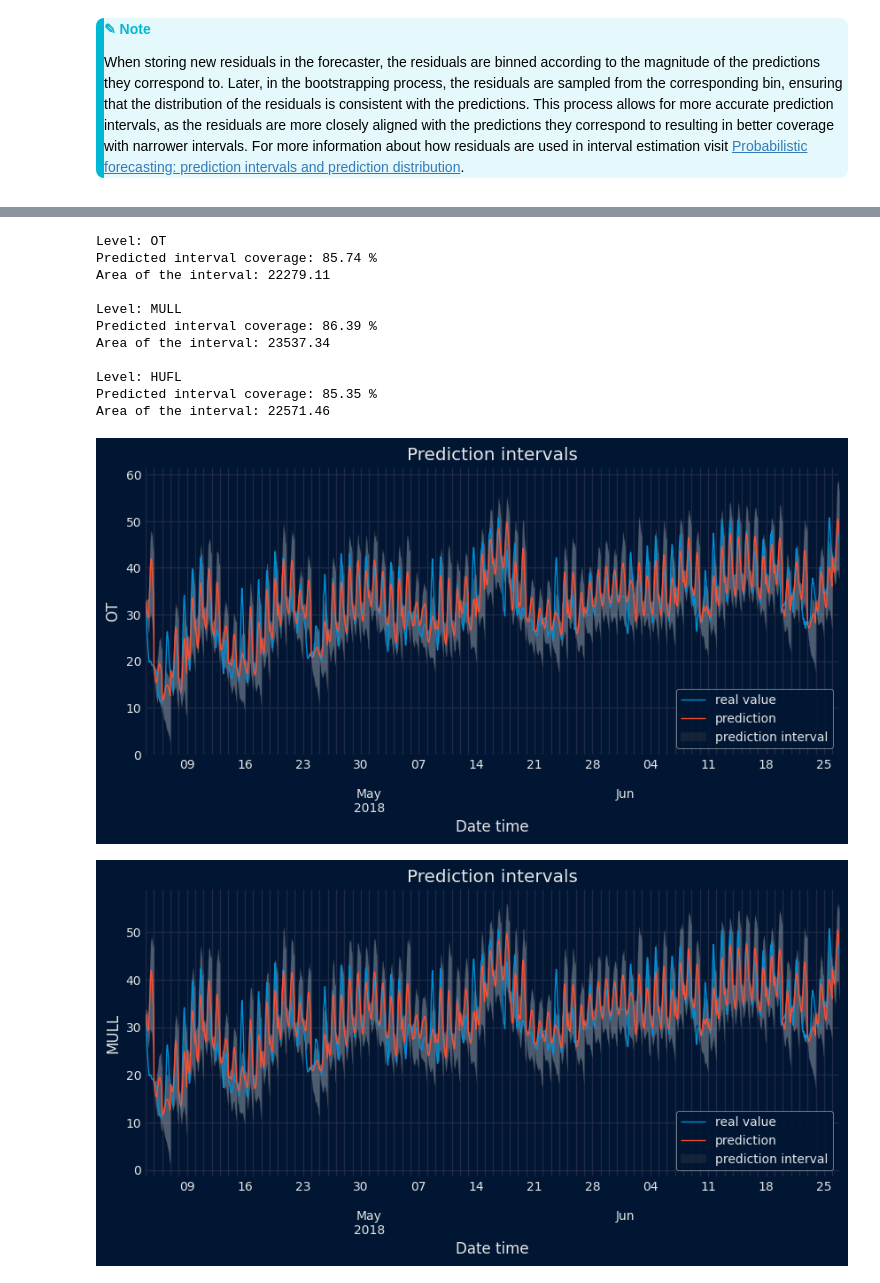
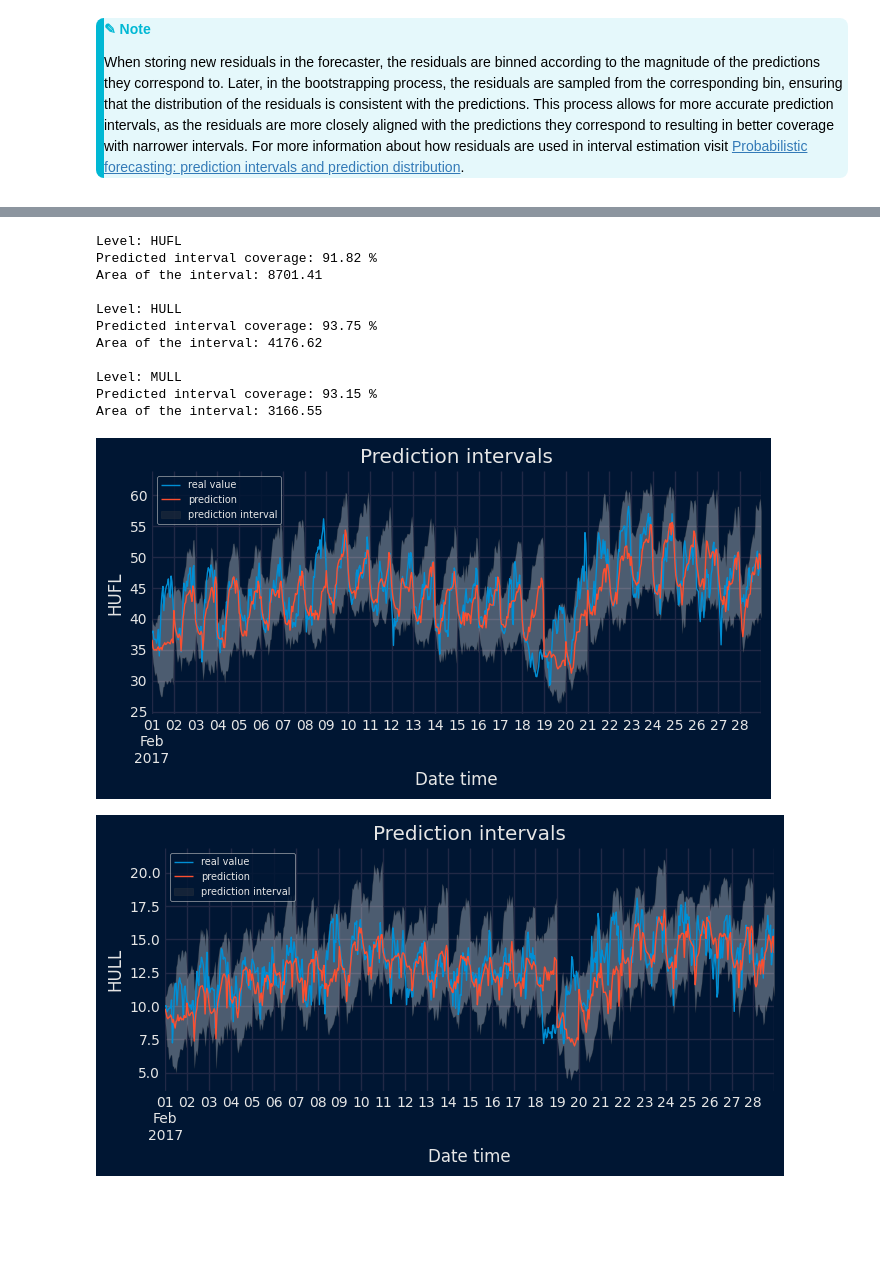
Before and after one commit to skforecast/skforecast, a Jupyter notebook: docs/user_guides/probabilistic-forecasting-global-models.ipynb, the cells around one changed output, grey strips where cells are left out. Drawn from its saved outputs; the diff is of its cells as text; code cells hidden in the pictures; blank space fills up the shorter version.

```diff
--- a/docs/user_guides/probabilistic-forecasting-global-models.ipynb
+++ b/docs/user_guides/probabilistic-forecasting-global-models.ipynb
@@ -177,15 +175,12 @@ params = {
 }
 window_features = RollingFeatures(stats=["mean", "min", "max"], window_sizes=24)
 forecaster = ForecasterRecursiveMultiSeries(
-                 #regressor          = LGBMRegressor(random_state=15926, verbose=-1),
-                 regressor          = Ridge(random_state=15926),
+                 regressor          = LGBMRegressor(random_state=15926, verbose=-1, **params),
                  lags               = top_lags,
                  encoding           = 'ordinal',
-                 transformer_series = StandardScaler(),
-                 transformer_exog   = StandardScaler(),
                  differentiation     = 1,
                  window_features    = window_features,
-                 binner_kwargs      = {'n_bins': 10}
+                 binner_kwargs      = {'n_bins': 5}
              )
 # %%
 # Backtesting on validation data to obtain out-sample residuals
@@ -216,5 +211,6 @@ for i, level in enumerate(predictions_val['level'].unique()):
     predictions_val_level.plot(ax=axs[i], label='prediction')
     axs[i].set_xlabel("")
     axs[i].set_title(level)
+    axs[i].legend(loc='upper right', fontsize=7)
 plt.tight_layout()
 # %% [output]
@@ -229,5 +225,6 @@ for i, level in enumerate(predictions_val["level"].unique()):
         - predictions_val.loc[predictions_val["level"] == level, "pred"]
     )
     residuals.plot(ax=axs[i], label=f"Residuals {level}")
-    axs[i].legend(loc="upper right")
+    axs[i].legend(loc="upper right", fontsize=7)
+fig.tight_layout()
 # %% [output]
@@ -283,7 +280,7 @@ MULL
 # %%
 # Distribution of the residual by bin and level
 # ==============================================================================
-fig, axs = plt.subplots(2, 2, figsize=(8, 6), sharex=True, sharey=True)
+fig, axs = plt.subplots(2, 2, figsize=(7, 5), sharex=True, sharey=True)
 axs = axs.ravel()
 for i, level in enumerate(forecaster.out_sample_residuals_by_bin_):
     out_sample_residuals_by_bin_df = pd.DataFrame(
@@ -347,45 +408,46 @@ for level in predictions['level'].unique():
 
     # Plot intervals
     plt.rcParams['lines.linewidth'] = 1
-    fig, ax = plt.subplots(figsize=(9, 4))
+    fig, ax = plt.subplots(figsize=(7, 3))
     plot_prediction_intervals(
         predictions     = predictions_level,
         y_true          = data_test[[level]],
         target_variable = level,
         initial_x_zoom  = None,
         title           = "Prediction intervals",
         xaxis_title     = "Date time",
         yaxis_title     = level,
         ax              = ax
     )
+    plt.gca().legend(loc='upper left', fontsize=7)
     fill_between_obj = ax.collections[0]
     fill_between_obj.set_facecolor('white')
     fill_between_obj.set_alpha(0.3)
 
     # Predicted interval coverage (on test data)
     coverage = calculate_coverage(
         y_true      = data_test[level],
         lower_bound = predictions_level["lower_bound"],
         upper_bound = predictions_level["upper_bound"]
     )
     print(f"Predicted interval coverage: {round(100 * coverage, 2)} %")
 
     # Area of the interval
     area = (predictions_level["upper_bound"] - predictions_level["lower_bound"]).sum()
     print(f"Area of the interval: {round(area, 2)}")
 
     metric
 # %% [output]
-Level: OT
-Predicted interval coverage: 85.74 %
-Area of the interval: 22279.11
+Level: HUFL
+Predicted interval coverage: 91.82 %
+Area of the interval: 8701.41
+
+Level: HULL
+Predicted interval coverage: 93.75 %
+Area of the interval: 4176.62
 
 Level: MULL
-Predicted interval coverage: 86.39 %
-Area of the interval: 23537.34
-
-Level: HUFL
-Predicted interval coverage: 85.35 %
-Area of the interval: 22571.46
+Predicted interval coverage: 93.15 %
+Area of the interval: 3166.55
-[figure, old version]
+[figure, new version]
-[figure, old version]
+[figure, new version]
```
Also changed, not shown: parts of 23 cells of this notebook.
